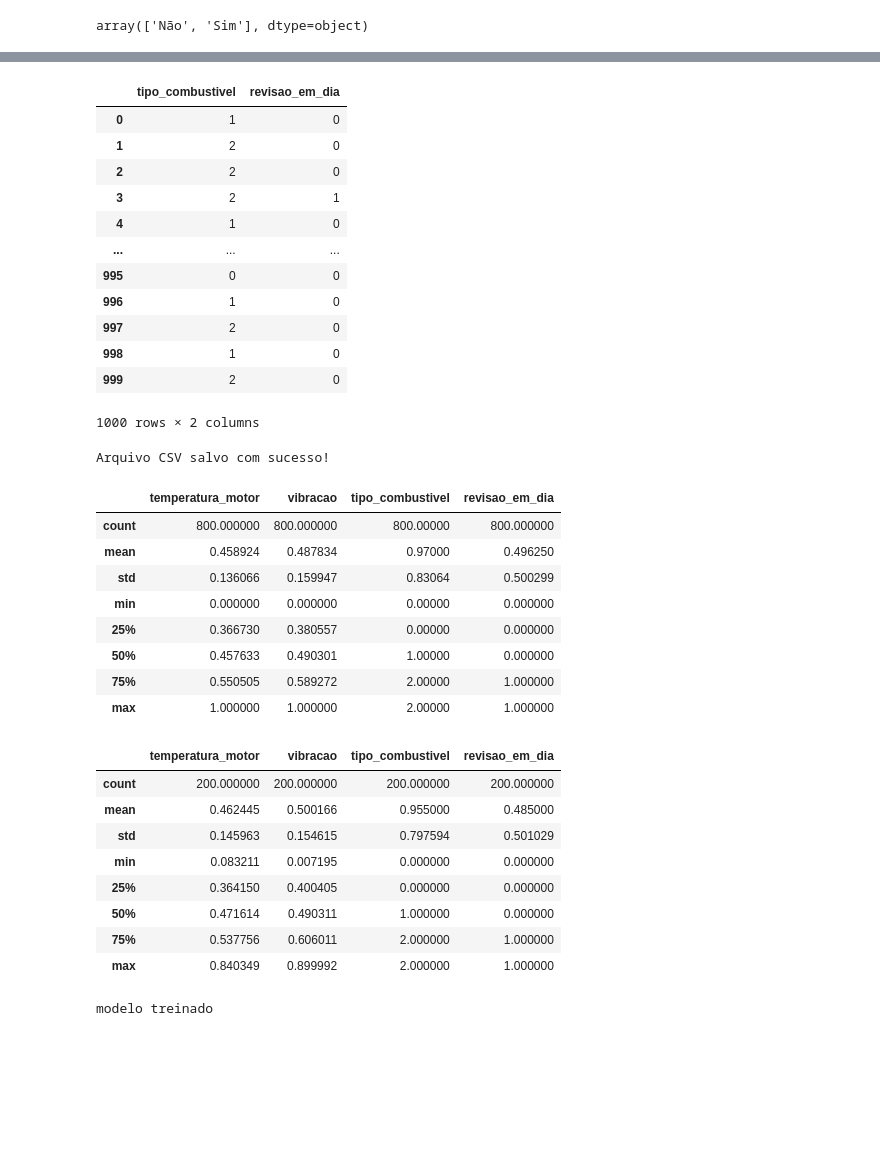
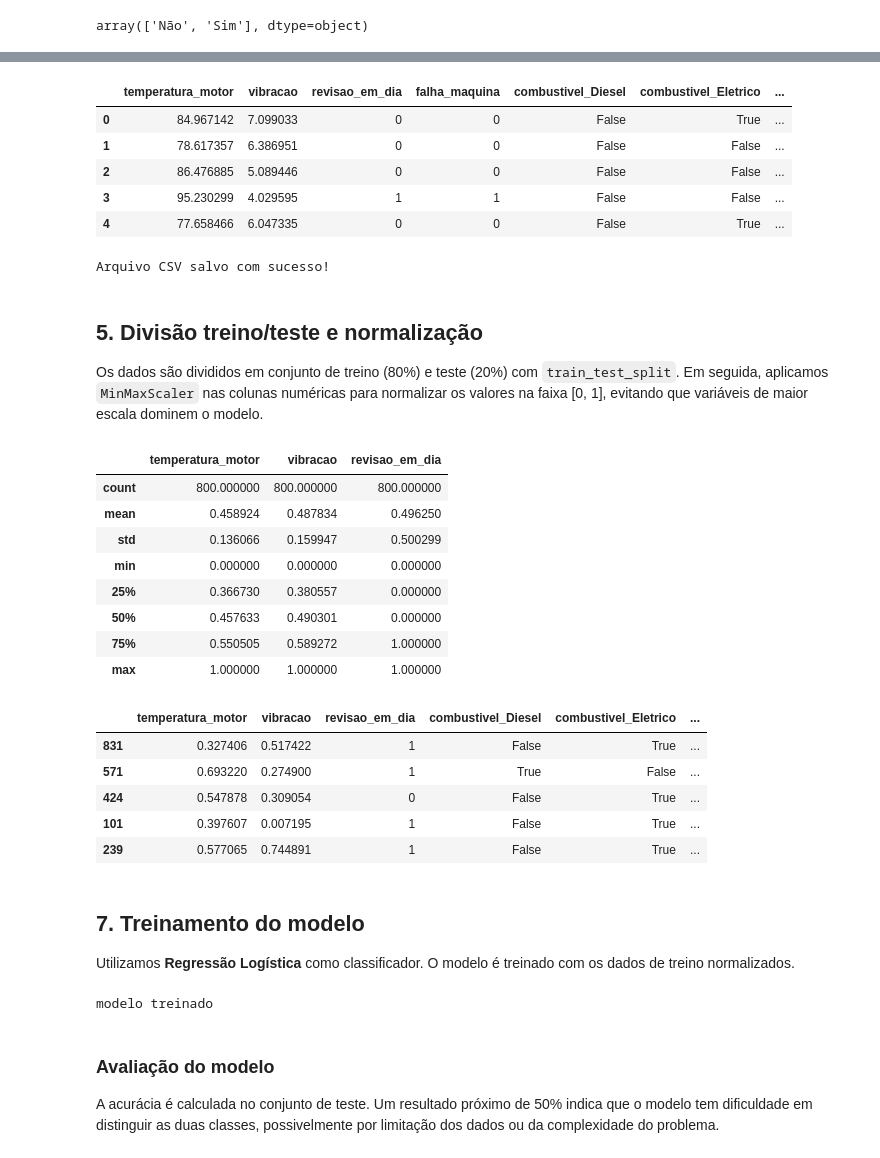
Before and after one commit to guilhermedmd/Projeto-6-analiseDados, a Jupyter notebook: grupo_06.ipynb, the cells around one changed output, grey strips where cells are left out. Cells and saved outputs as stored; diff of their text form; code cells hidden in the pictures; blank space fills up the shorter version.

```diff
--- a/Projeto_grupo6.ipynb
+++ b/grupo_06.ipynb
@@ -64,4 +92,4 @@ np.int64(24)
 # %%
-df_col_num = df_treino.dtypes[df_treino.dtypes != "object"].index
+df_col_num = df_treino.dtypes[(df_treino.dtypes != "object") & (df_treino.columns != "falha_maquina")].index
 df_col_num
 # %% [output]
@@ -187,8 +239,6 @@ df_treino[df_col_name[1]].unique()
 # %% [output]
 array(['Não', 'Sim'], dtype=object)
 # %%
-# Convertendo os dados da coluna tipo combustível de objeto para categoria
-# Transformando os valores em números
-df_treino["tipo_combustivel"] = df_treino[df_col_name[0]].astype("category")
-df_treino["tipo_combustivel"] = df_treino["tipo_combustivel"].cat.codes
+# Transformando os valores com o Label enconding
+df_treino = pd.get_dummies(df_treino, columns=["tipo_combustivel"], prefix=["combustivel"])
 # %%
@@ -206,19 +249,12 @@ df_treino.head()
 # %%
-df_treino[df_col_name]
+df_treino.head()
 # %% [output]
-|  | tipo_combustivel | revisao_em_dia |
-| 0 | 1 | 0 |
-| 1 | 2 | 0 |
-| 2 | 2 | 0 |
-| 3 | 2 | 1 |
-| 4 | 1 | 0 |
-| ... | ... | ... |
-| 995 | 0 | 0 |
-| 996 | 1 | 0 |
-| 997 | 2 | 0 |
-| 998 | 1 | 0 |
-| 999 | 2 | 0 |
+|  | temperatura_motor | vibracao | revisao_em_dia | falha_maquina | combustivel_Diesel | combustivel_Eletrico | ... |
+| 0 | 84.967142 | 7.099033 | 0 | 0 | False | True | ... |
+| 1 | 78.617357 | 6.386951 | 0 | 0 | False | False | ... |
+| 2 | 86.476885 | 5.089446 | 0 | 0 | False | False | ... |
+| 3 | 95.230299 | 4.029595 | 1 | 1 | False | False | ... |
+| 4 | 77.658466 | 6.047335 | 0 | 0 | False | True | ... |
-1000 rows × 2 columns
 # %%
 # Salva o arquivo csv para evitar problemas, mas não é necessário
 df_treino.to_csv("dataset_projeto06_tratado.csv", index=False)
@@ -229,13 +265,15 @@ Arquivo CSV salvo com sucesso!
 # Tirando os dados de falha da máquina para realizar a divisão de treino e teste
 y = df_treino["falha_maquina"]
 x = df_treino.drop(columns="falha_maquina")
+# %% [markdown]
+## 5. Divisão treino/teste e normalização
+
+Os dados são divididos em conjunto de treino (80%) e teste (20%) com `train_test_split`. Em seguida, aplicamos `MinMaxScaler` nas colunas numéricas para normalizar os valores na faixa [0, 1], evitando que variáveis de maior escala dominem o modelo.
 # %%
 from sklearn.model_selection import train_test_split
 
 seed = 42
 x_train, x_test, y_train, y_test = train_test_split(x,y, test_size=0.2, random_state=seed, stratify=y)
-# %%
-df_col_num = df_col_num.drop("falha_maquina")
 # %%
 # Normalizando os dados de entrada de treino
 from sklearn.preprocessing import MinMaxScaler
@@ -243,28 +281,29 @@ scaler = MinMaxScaler()
 x_train[df_col_num] = scaler.fit_transform(x_train[df_col_num])
 x_train.describe()
 # %% [output]
-|  | temperatura_motor | vibracao | tipo_combustivel | revisao_em_dia |
-| count | 800.000000 | 800.000000 | 800.00000 | 800.000000 |
-| mean | 0.458924 | 0.487834 | 0.97000 | 0.496250 |
-| std | 0.136066 | 0.159947 | 0.83064 | 0.500299 |
-| min | 0.000000 | 0.000000 | 0.00000 | 0.000000 |
-| 25% | 0.366730 | 0.380557 | 0.00000 | 0.000000 |
-| 50% | 0.457633 | 0.490301 | 1.00000 | 0.000000 |
-| 75% | 0.550505 | 0.589272 | 2.00000 | 1.000000 |
-| max | 1.000000 | 1.000000 | 2.00000 | 1.000000 |
+|  | temperatura_motor | vibracao | revisao_em_dia |
+| count | 800.000000 | 800.000000 | 800.000000 |
+| mean | 0.458924 | 0.487834 | 0.496250 |
+| std | 0.136066 | 0.159947 | 0.500299 |
+| min | 0.000000 | 0.000000 | 0.000000 |
+| 25% | 0.366730 | 0.380557 | 0.000000 |
+| 50% | 0.457633 | 0.490301 | 0.000000 |
+| 75% | 0.550505 | 0.589272 | 1.000000 |
+| max | 1.000000 | 1.000000 | 1.000000 |
 # %%
 x_test[df_col_num] = scaler.transform(x_test[df_col_num])
-x_test.describe()
+x_test.head()
 # %% [output]
-|  | temperatura_motor | vibracao | tipo_combustivel | revisao_em_dia |
-| count | 200.000000 | 200.000000 | 200.000000 | 200.000000 |
-| mean | 0.462445 | 0.500166 | 0.955000 | 0.485000 |
-| std | 0.145963 | 0.154615 | 0.797594 | 0.501029 |
-| min | 0.083211 | 0.007195 | 0.000000 | 0.000000 |
-| 25% | 0.364150 | 0.400405 | 0.000000 | 0.000000 |
-| 50% | 0.471614 | 0.490311 | 1.000000 | 0.000000 |
-| 75% | 0.537756 | 0.606011 | 2.000000 | 1.000000 |
-| max | 0.840349 | 0.899992 | 2.000000 | 1.000000 |
+|  | temperatura_motor | vibracao | revisao_em_dia | combustivel_Diesel | combustivel_Eletrico | ... |
+| 831 | 0.327406 | 0.517422 | 1 | False | True | ... |
+| 571 | 0.693220 | 0.274900 | 1 | True | False | ... |
+| 424 | 0.547878 | 0.309054 | 0 | False | True | ... |
+| 101 | 0.397607 | 0.007195 | 1 | False | True | ... |
+| 239 | 0.577065 | 0.744891 | 1 | False | True | ... |
+# %% [markdown]
+## 7. Treinamento do modelo
+
+Utilizamos **Regressão Logística** como classificador. O modelo é treinado com os dados de treino normalizados.
 # %%
 from sklearn.linear_model import LogisticRegression
 modelo = LogisticRegression(random_state=seed)
@@ -272,4 +311,8 @@ modelo.fit(x_train, y_train)
 print("modelo treinado")
 # %% [output]
 modelo treinado
+# %% [markdown]
+### Avaliação do modelo
+
+A acurácia é calculada no conjunto de teste. Um resultado próximo de 50% indica que o modelo tem dificuldade em distinguir as duas classes, possivelmente por limitação dos dados ou da complexidade do problema.
 # %%
```
Also changed, not shown: parts of 32 cells of this notebook, 4 other files.
